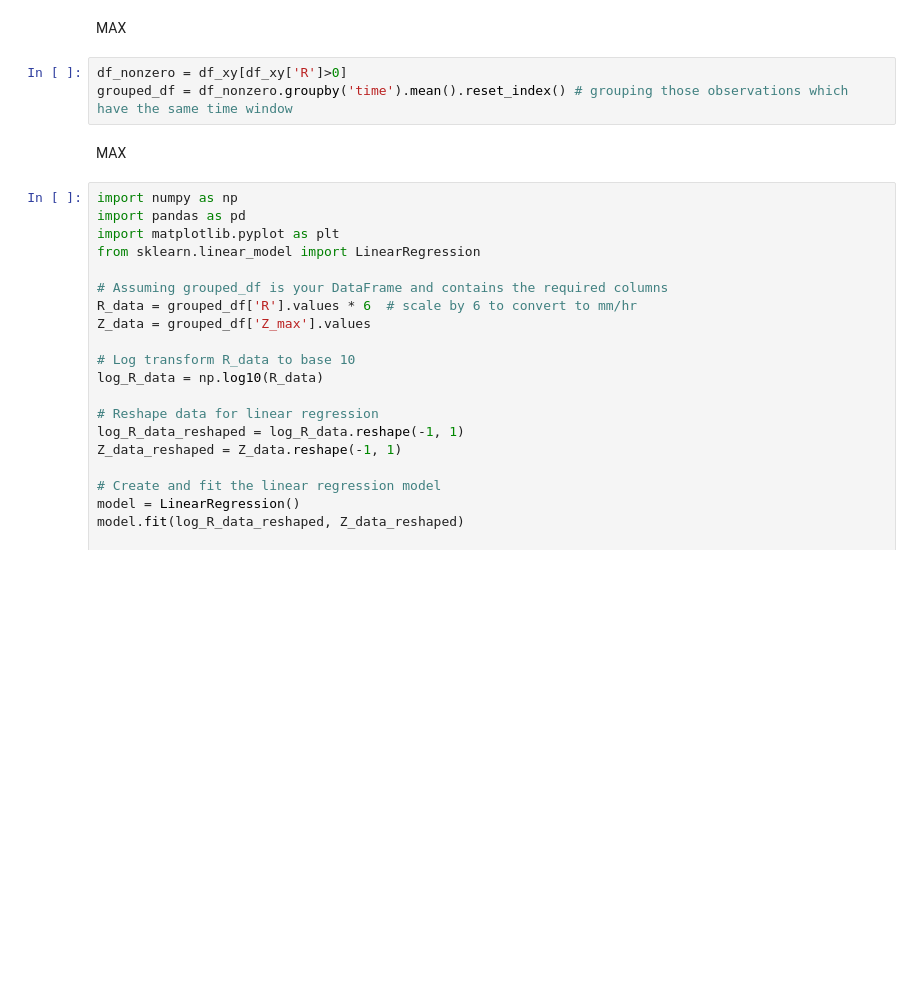
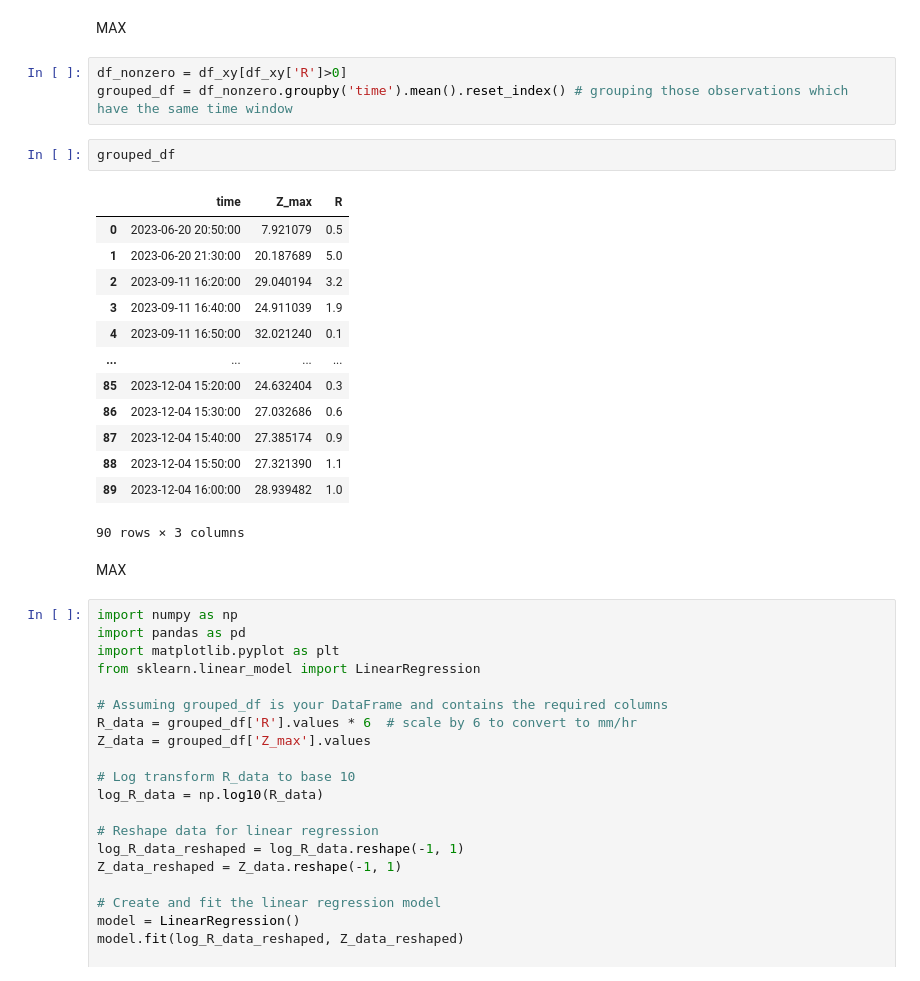
Before and after one commit to bulla1009/RainfallEstimation, a Jupyter notebook: DWR.ipynb, the cells around one changed output. Cells and saved outputs as stored; diff of their text form; blank space fills up the shorter version.

```diff
--- a/DWR.ipynb
+++ b/DWR.ipynb
@@ -232,6 +271,22 @@ MAX
 # %%
 df_nonzero = df_xy[df_xy['R']>0]
 grouped_df = df_nonzero.groupby('time').mean().reset_index() # grouping those observations which have the same time window
+# %%
+grouped_df
+# %% [output]
+|  | time | Z_max | R |
+| 0 | 2023-06-20 20:50:00 | 7.921079 | 0.5 |
+| 1 | 2023-06-20 21:30:00 | 20.187689 | 5.0 |
+| 2 | 2023-09-11 16:20:00 | 29.040194 | 3.2 |
+| 3 | 2023-09-11 16:40:00 | 24.911039 | 1.9 |
+| 4 | 2023-09-11 16:50:00 | 32.021240 | 0.1 |
+| ... | ... | ... | ... |
+| 85 | 2023-12-04 15:20:00 | 24.632404 | 0.3 |
+| 86 | 2023-12-04 15:30:00 | 27.032686 | 0.6 |
+| 87 | 2023-12-04 15:40:00 | 27.385174 | 0.9 |
+| 88 | 2023-12-04 15:50:00 | 27.321390 | 1.1 |
+| 89 | 2023-12-04 16:00:00 | 28.939482 | 1.0 |
+90 rows × 3 columns
 # %% [markdown]
 MAX
 # %%
```
Also changed, not shown: parts of 29 cells of this notebook.
